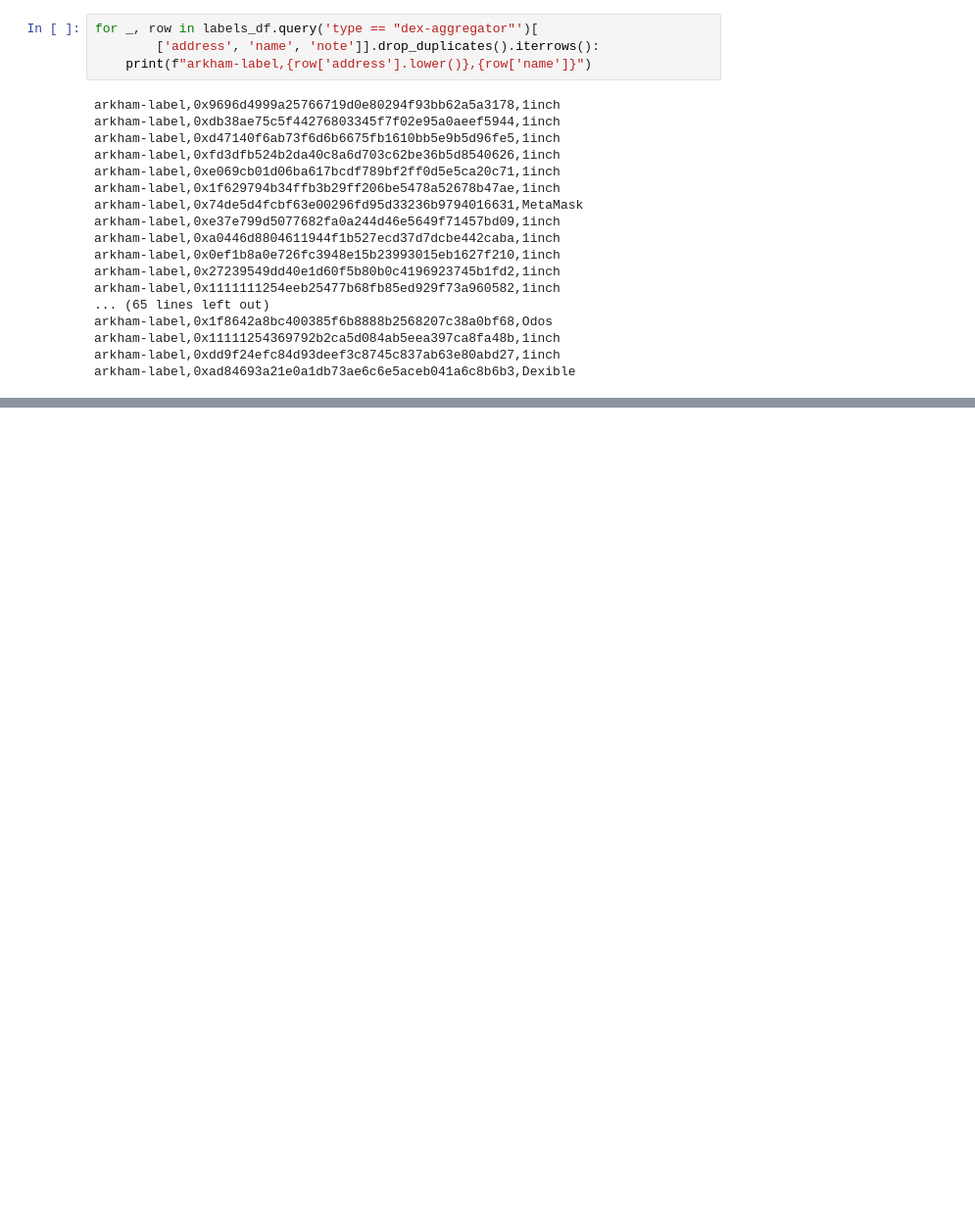
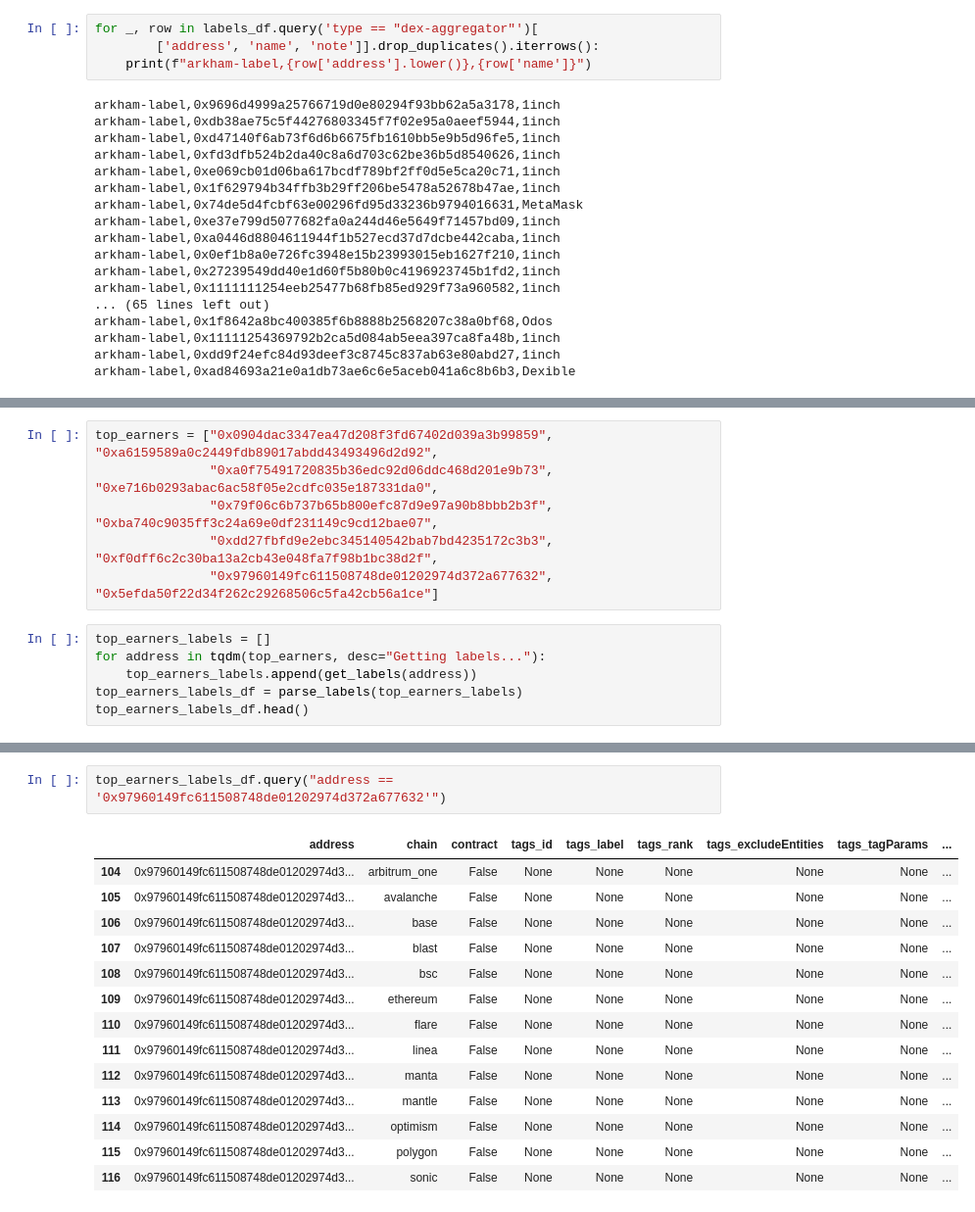
Before and after one commit to johnnatan-messias/research-proj-airdrop, a Jupyter notebook: notebooks/01c-arkham-labels.ipynb, the cells around one changed output, grey strips where cells are left out. Shown: that part at 98% size. Drawn from its saved outputs; the diff is of its cells as text; blank space fills up the shorter version.

Commit message:
Added analysis of the top earners and their labels

```diff
--- a/notebooks/01c-arkham-labels.ipynb
+++ b/notebooks/01c-arkham-labels.ipynb
@@ -257,0 +260,12 @@ arkham-label,0xad84693a21e0a1db73ae6c6e5aceb041a6c8b6b3,Dexible
+# %%
+top_earners = ["0x0904dac3347ea47d208f3fd67402d039a3b99859", "0xa6159589a0c2449fdb89017abdd43493496d2d92",
+               "0xa0f75491720835b36edc92d06ddc468d201e9b73", "0xe716b0293abac6ac58f05e2cdfc035e187331da0",
+               "0x79f06c6b737b65b800efc87d9e97a90b8bbb2b3f", "0xba740c9035ff3c24a69e0df231149c9cd12bae07",
+               "0xdd27fbfd9e2ebc345140542bab7bd4235172c3b3", "0xf0dff6c2c30ba13a2cb43e048fa7f98b1bc38d2f",
+               "0x97960149fc611508748de01202974d372a677632", "0x5efda50f22d34f262c29268506c5fa42cb56a1ce"]
+# %%
+top_earners_labels = []
+for address in tqdm(top_earners, desc="Getting labels..."):
+    top_earners_labels.append(get_labels(address))
+top_earners_labels_df = parse_labels(top_earners_labels)
+top_earners_labels_df.head()
@@ -257,0 +279,17 @@ arkham-label,0xad84693a21e0a1db73ae6c6e5aceb041a6c8b6b3,Dexible
+# %%
+top_earners_labels_df.query("address == '0x97960149fc611508748de01202974d372a677632'")
+# %% [output]
+|  | address | chain | contract | tags_id | tags_label | tags_rank | tags_excludeEntities | tags_tagParams | ... |
+| 104 | 0x97960149fc611508748de01202974d3... | arbitrum_one | False | None | None | None | None | None | ... |
+| 105 | 0x97960149fc611508748de01202974d3... | avalanche | False | None | None | None | None | None | ... |
+| 106 | 0x97960149fc611508748de01202974d3... | base | False | None | None | None | None | None | ... |
+| 107 | 0x97960149fc611508748de01202974d3... | blast | False | None | None | None | None | None | ... |
+| 108 | 0x97960149fc611508748de01202974d3... | bsc | False | None | None | None | None | None | ... |
+| 109 | 0x97960149fc611508748de01202974d3... | ethereum | False | None | None | None | None | None | ... |
+| 110 | 0x97960149fc611508748de01202974d3... | flare | False | None | None | None | None | None | ... |
+| 111 | 0x97960149fc611508748de01202974d3... | linea | False | None | None | None | None | None | ... |
+| 112 | 0x97960149fc611508748de01202974d3... | manta | False | None | None | None | None | None | ... |
+| 113 | 0x97960149fc611508748de01202974d3... | mantle | False | None | None | None | None | None | ... |
+| 114 | 0x97960149fc611508748de01202974d3... | optimism | False | None | None | None | None | None | ... |
+| 115 | 0x97960149fc611508748de01202974d3... | polygon | False | None | None | None | None | None | ... |
+| 116 | 0x97960149fc611508748de01202974d3... | sonic | False | None | None | None | None | None | ... |
```
Also changed, not shown: parts of 2 cells of this notebook, 1 other file.
